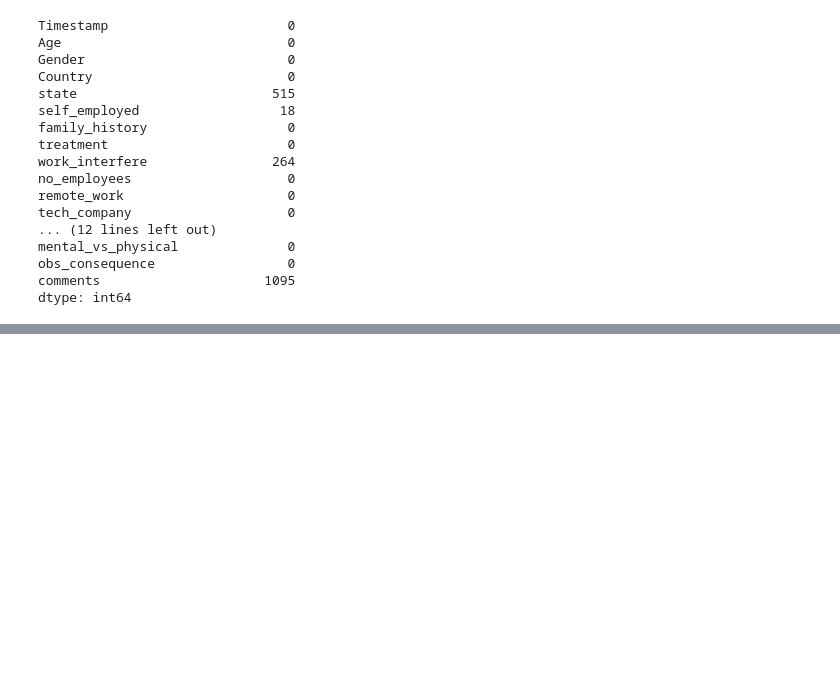
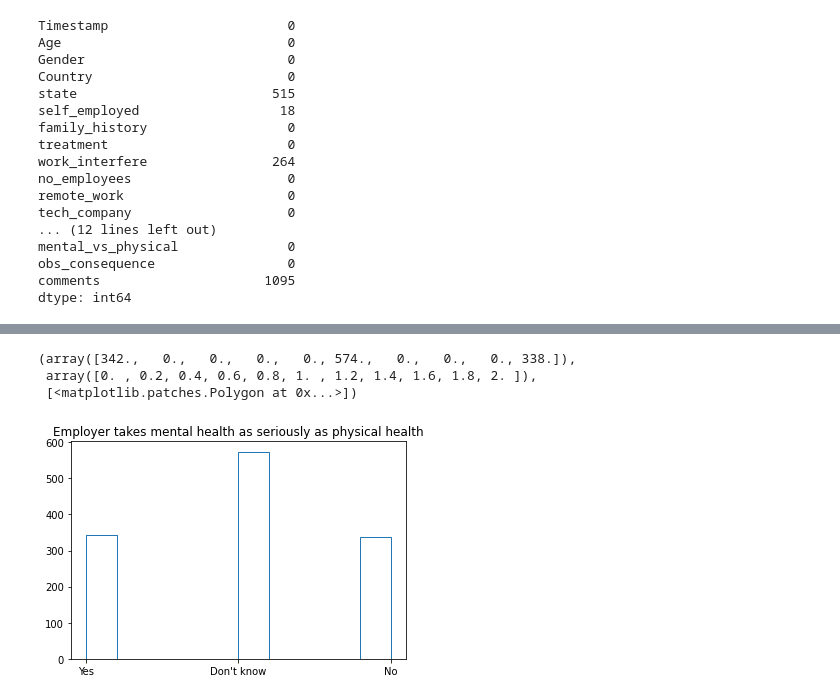
Before and after one commit to idarshan07/Analysis-of-attitude-towards-mental-health-in-tech, a Jupyter notebook: final_project.ipynb, the cells around one changed output, grey strips where cells are left out. Cells and saved outputs as stored; diff of their text form; code cells hidden in the pictures; blank space fills up the shorter version.

```diff
--- a/final_project.ipynb
+++ b/final_project.ipynb
@@ -106,0 +142,8 @@ data.loc[(data['no_employees'].isin(['Somewhat difficult','Very difficult'])), "
+# %%
+plt.title("Employer takes mental health as seriously as physical health")
+plt.hist(data['mental_vs_physical'],histtype='step')
+# %% [output]
+(array([342.,   0.,   0.,   0.,   0., 574.,   0.,   0.,   0., 338.]),
+ array([0. , 0.2, 0.4, 0.6, 0.8, 1. , 1.2, 1.4, 1.6, 1.8, 2. ]),
+ [<matplotlib.patches.Polygon at 0x...>])
+[figure, added]
```
Also changed, not shown: parts of 20 cells of this notebook.
